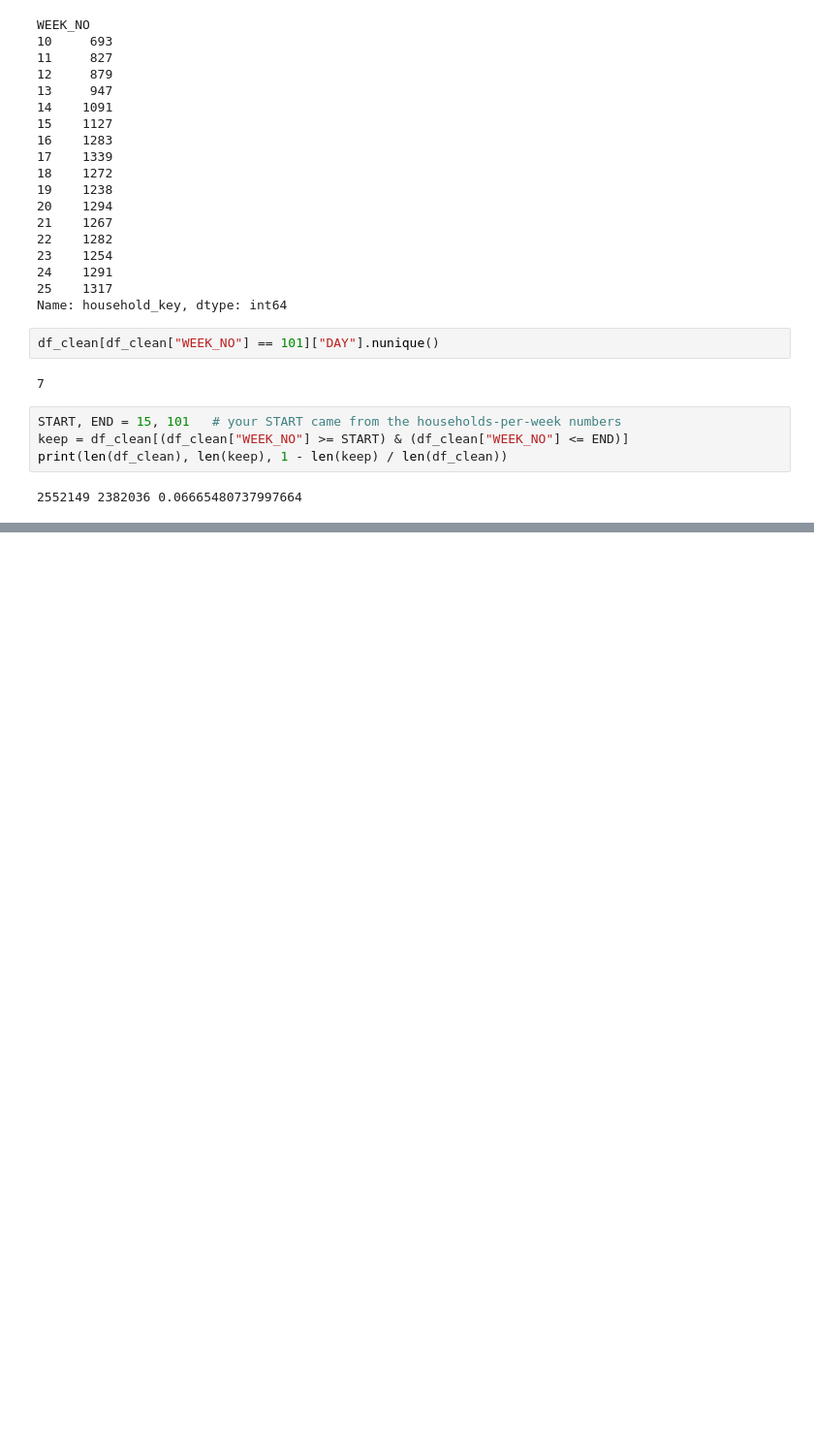
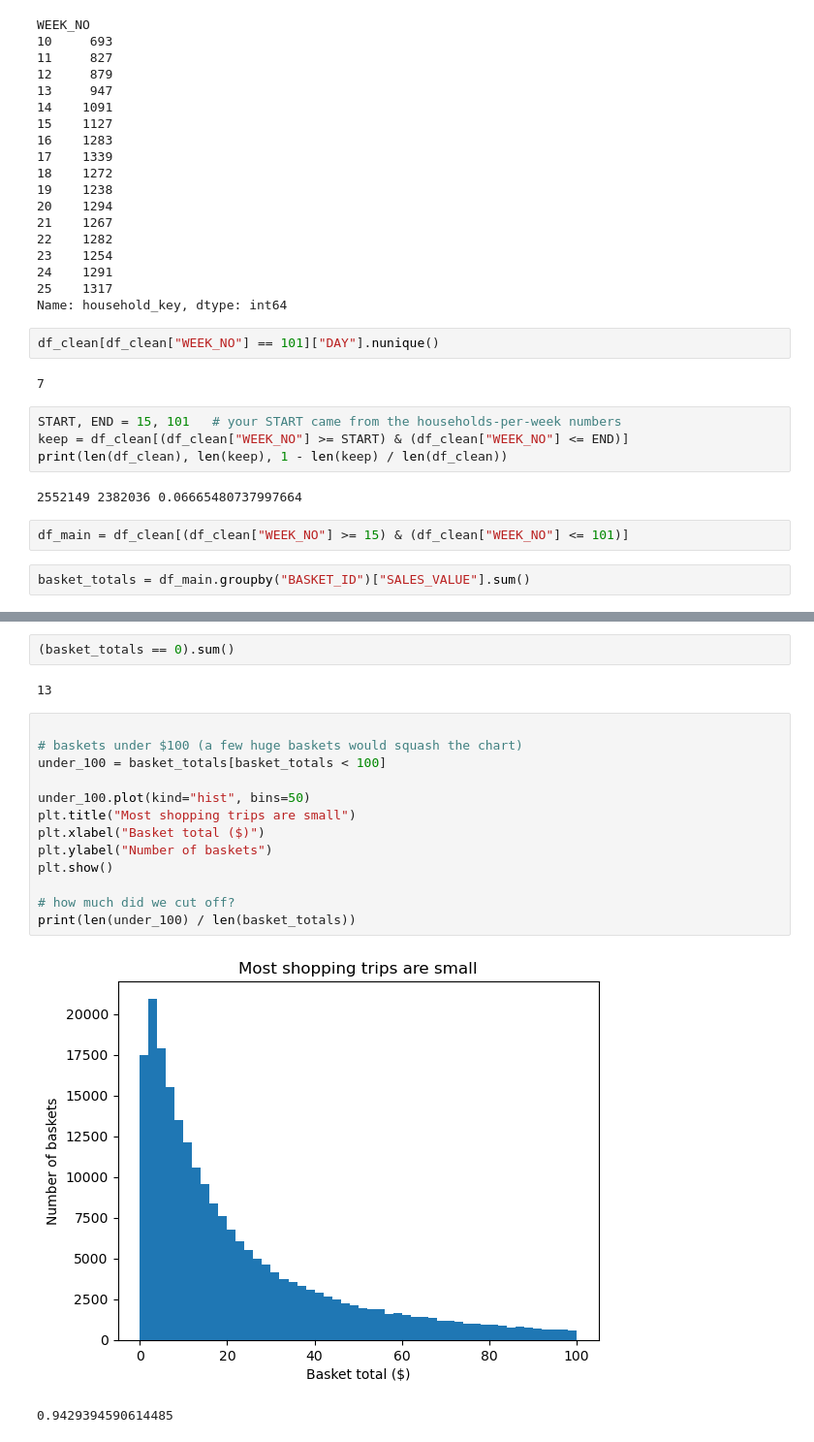
Before and after one commit to marianm827/discount-effectiveness-analysis, a Jupyter notebook: project1.ipynb, the cells around one changed output, grey strips where cells are left out. Shown at 97% size. Cells and saved outputs as stored; diff of their text form; blank space fills up the shorter version.

```diff
--- a/project1.ipynb
+++ b/project1.ipynb
@@ -685,3 +684,7 @@ keep = df_clean[(df_clean["WEEK_NO"] >= START) & (df_clean["WEEK_NO"] <= END)]
 print(len(df_clean), len(keep), 1 - len(keep) / len(df_clean))
 # %% [output]
 2552149 2382036 0.06665480737997664
+# %%
+df_main = df_clean[(df_clean["WEEK_NO"] >= 15) & (df_clean["WEEK_NO"] <= 101)]
+# %%
+basket_totals = df_main.groupby("BASKET_ID")["SALES_VALUE"].sum()
@@ -687,0 +703,20 @@ print(len(df_clean), len(keep), 1 - len(keep) / len(df_clean))
+# %%
+(basket_totals == 0).sum()
+# %% [output]
+13
+# %%
+
+# baskets under $100 (a few huge baskets would squash the chart)
+under_100 = basket_totals[basket_totals < 100]
+
+under_100.plot(kind="hist", bins=50)
+plt.title("Most shopping trips are small")
+plt.xlabel("Basket total ($)")
+plt.ylabel("Number of baskets")
+plt.show()
+
+# how much did we cut off?
+print(len(under_100) / len(basket_totals))
+# %% [output]
+[figure, added]
+0.9429394590614485
```
Also changed, not shown: parts of 14 cells of this notebook, 1 other file.
